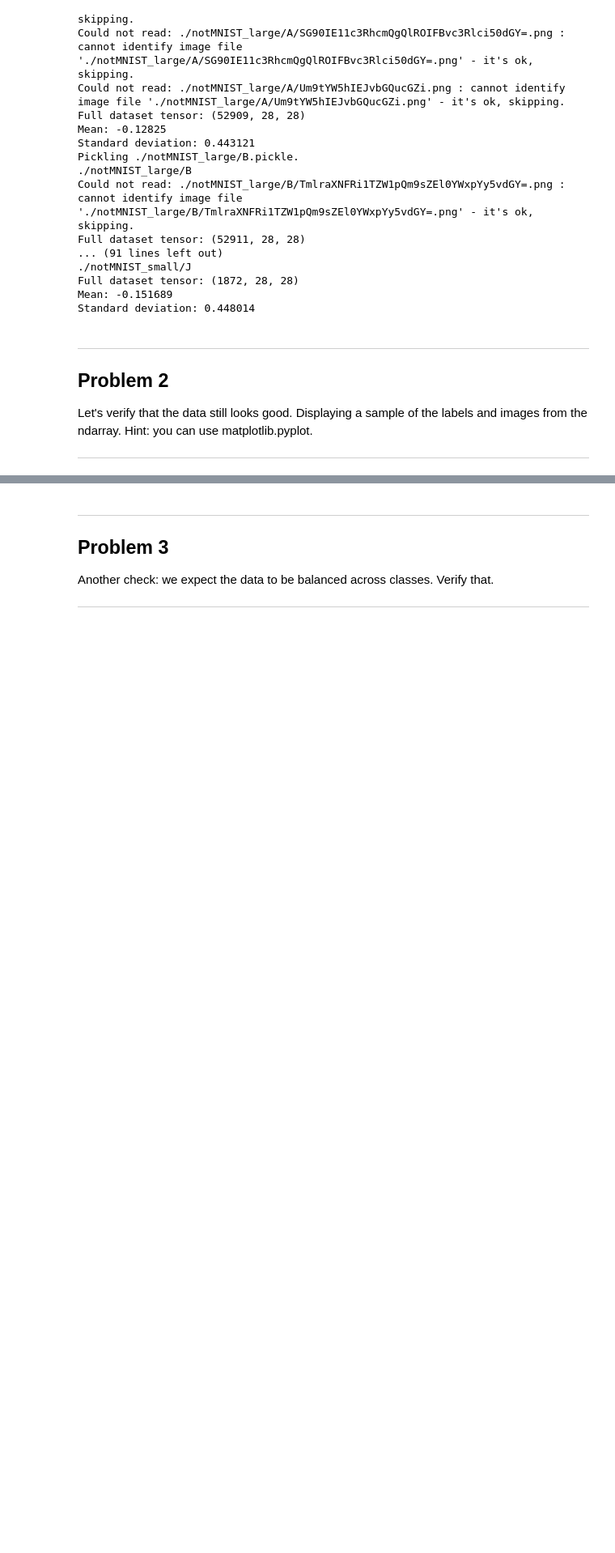
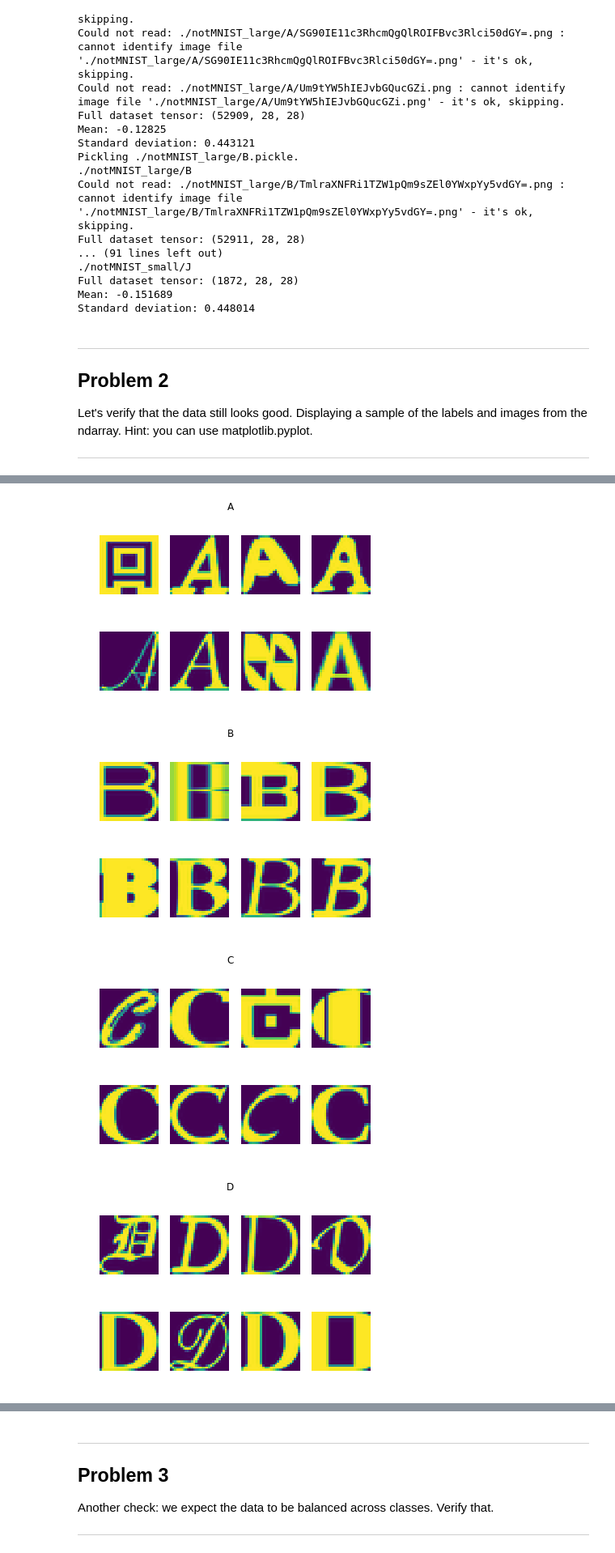
Before and after one commit to pvhee/deeplearning_experiments, a Jupyter notebook: 1_notmnist.ipynb, the cells around one changed output, grey strips where cells are left out. Shown: that part at 81% size. Saved outputs shown, nothing was run; the diff lists cells and outputs as text; code cells hidden in the pictures; blank space fills up the shorter version.

```diff
--- a/1_notmnist.ipynb
+++ b/1_notmnist.ipynb
@@ -225,0 +251,7 @@ plt.imshow(letter)
+# %%
+display_datasets(test_folders)
+# %% [output]
+[figure, added]
+[figure, added]
+[figure, added]
+[figure, added]
```
Also changed, not shown: parts of 4 cells of this notebook.
